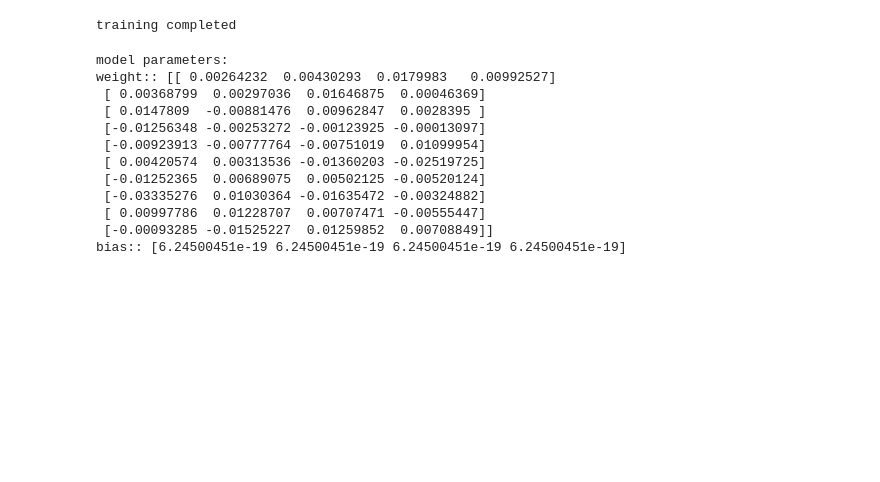
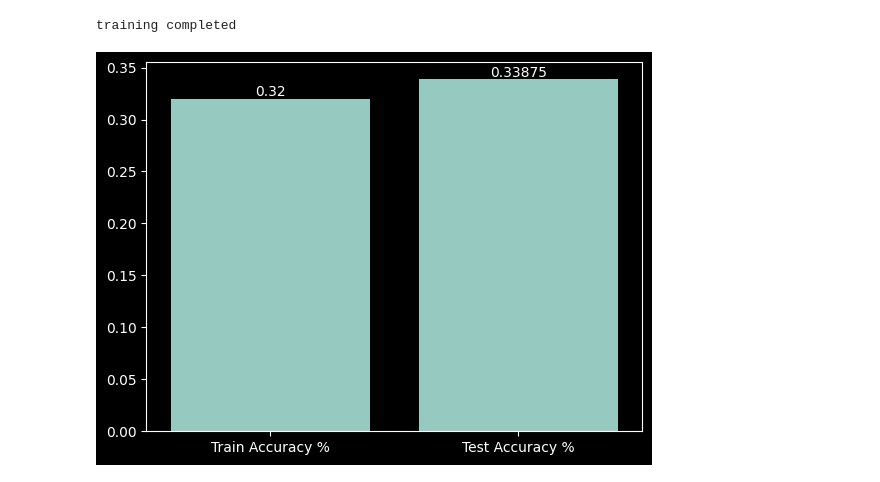
Before and after one commit to adnaen/machine-learning-notes, a Jupyter notebook: models/supervised/classification/Logistics-Regression/implementation.ipynb, the cells around one changed output. Drawn from its saved outputs; the diff is of its cells as text; code cells hidden in the pictures; blank space fills up the shorter version.

```diff
--- a/models/supervised/classification/Logistics-Regression/implementation.ipynb
+++ b/models/supervised/classification/Logistics-Regression/implementation.ipynb
@@ -236,28 +197,32 @@ array([[1., 0., 0., 0.],
 # %%
-m_x_train, m_x_test, m_y_train, m_y_test = train_test_split(
+mx_train, mx_test, my_train, my_test = train_test_split(
     multi_raw_x, encoded_y, random_state=3453, test_size=0.2
 )
-(m_x_train.shape, m_y_train.shape), (m_x_test.shape, m_y_test.shape)
+(mx_train.shape, my_train.shape), (mx_test.shape, my_test.shape)
 # %% [output]
 (((800, 10), (800, 4)), ((200, 10), (200, 4)))
 # %%
 m_model = LogisticRegression(classes=4)
-m_model.fit(m_x_train, m_y_train)
+m_model.fit(mx_train, my_train)
 # %% [output]
 training completed
-# %%
-print(f"model parameters: \nweight:: {m_model.weight}\nbias:: {m_model.bias}")
-# TODO: update get_db
-# %% [output]
-model parameters:
-weight:: [[ 0.00264232  0.00430293  0.0179983   0.00992527]
- [ 0.00368799  0.00297036  0.01646875  0.00046369]
- [ 0.0147809  -0.00881476  0.00962847  0.0028395 ]
- [-0.01256348 -0.00253272 -0.00123925 -0.00013097]
- [-0.00923913 -0.00777764 -0.00751019  0.01099954]
- [ 0.00420574  0.00313536 -0.01360203 -0.02519725]
- [-0.01252365  0.00689075  0.00502125 -0.00520124]
- [-0.03335276  0.01030364 -0.01635472 -0.00324882]
- [ 0.00997786  0.01228707  0.00707471 -0.00555447]
- [-0.00093285 -0.01525227  0.01259852  0.00708849]]
-bias:: [6.24500451e-19 6.24500451e-19 6.24500451e-19 6.24500451e-19]
+# %%
+y_pred = m_model.predict(mx_test)
+y_pred = np.argmax(y_pred, axis=1)
+y_test = np.argmax(my_test, axis=1)
+
+test_acc = accuracy_score(y_test, y_pred)
+
+y_pred = m_model.predict(mx_train)
+y_pred = np.argmax(y_pred, axis=1)
+y_test = np.argmax(my_train, axis=1)
+
+train_acc = accuracy_score(y_test, y_pred)
+# %%
+ax = sns.barplot([test_acc, train_acc])
+for i in ax.containers:
+    ax.bar_label(i)
+plt.xticks([0,1], ["Train Accuracy %", "Test Accuracy %"])
+plt.show()
+# %% [output]
+[figure, added]
```
Also changed, not shown: parts of 10 cells of this notebook.
